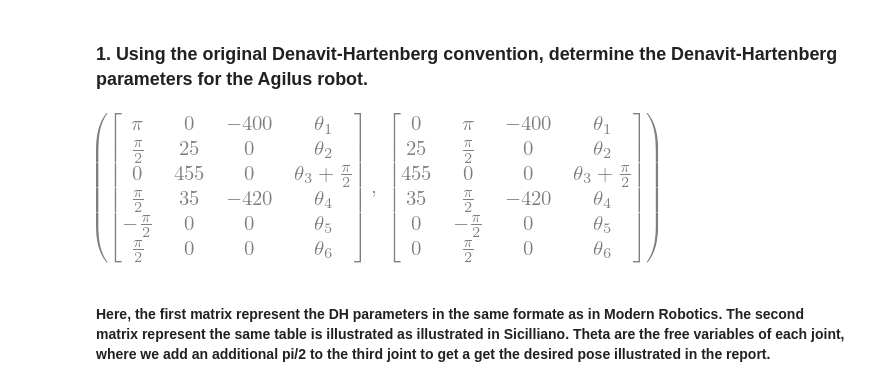
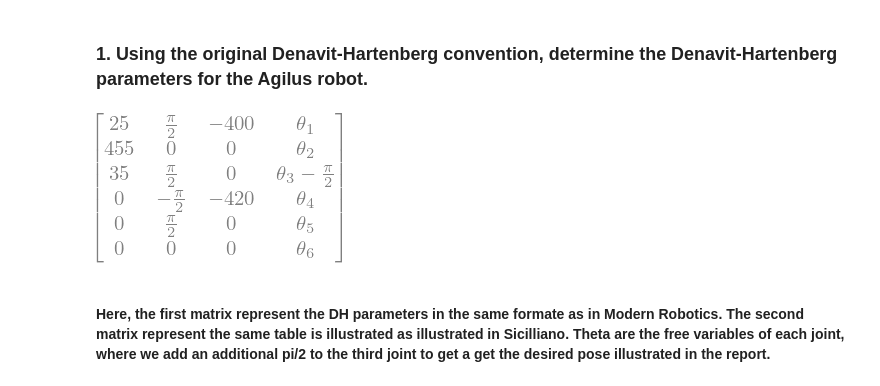
Before and after one commit to BirkHveding/RobotTek, a Jupyter notebook: Task_2.ipynb, the cells around one changed output. Drawn from its saved outputs; the diff is of its cells as text; code cells hidden in the pictures.

```diff
--- a/Task_2.ipynb
+++ b/Task_2.ipynb
@@ -16,20 +16,16 @@ Jupyter environment detected. Enabling Open3D WebVisualizer.
 # TASK 2
 # %% [markdown]
 ### 1. Using the original Denavit-Hartenberg convention, determine the Denavit-Hartenberg parameters for the Agilus robot.
-# %%
-th1, th2, th3, th4, th5, th6 = dynamicsymbols('theta_1, theta_2, theta_3, theta_4, theta_5, theta_6')
-
-config = sp.Matrix([[sp.pi,0,-400,th1],[sp.pi/2,25,0,th2],[0,455,0,th3 + sp.pi/2],[sp.pi/2, 35, -420, th4],[-sp.pi/2,0,0,th5],[sp.pi/2, 0, 0,th6]])
-
-Sic_config = sp.Matrix(sp.zeros(6,4))
-Sic_config[:,0] = config[:,1]
-Sic_config[:,1] = config[:,0]
-Sic_config[:,2] = config[:,2]
-Sic_config[:,3] = config[:,3]
-
-config, Sic_config
-# %% [output]
-[figure, removed]
+# %%
+sicConfig = sp.Matrix([[ 25, sp.pi/2 , -400,   th1],
+                    [455, 0       ,    0 ,th2],
+                    [ 35, sp.pi/2 ,    0,th3 - sp.pi/2],
+                    [  0, -sp.pi/2, -420, th4],
+                    [  0, sp.pi/2 ,    0,th5],
+                    [  0, 0       ,    0,th6]])
+sicConfig
+# %% [output]
+[figure, added]
 # %% [markdown]
 #### Here, the first matrix represent the DH parameters in the same formate as in Modern Robotics. The second matrix represent the same table is illustrated as illustrated in Sicilliano. Theta are the free variables of each joint, where we add an additional pi/2 to the third joint to get a get the desired pose illustrated in the report.
 # %% [markdown]
```
Also changed, not shown: parts of 6 cells of this notebook, 2 other files.
